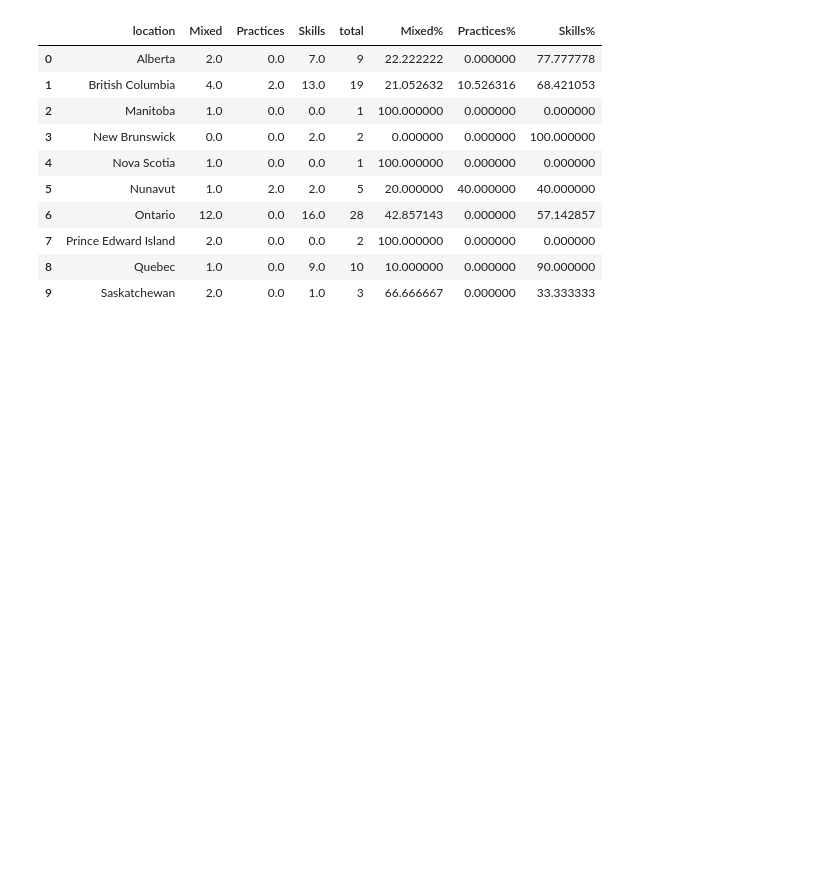
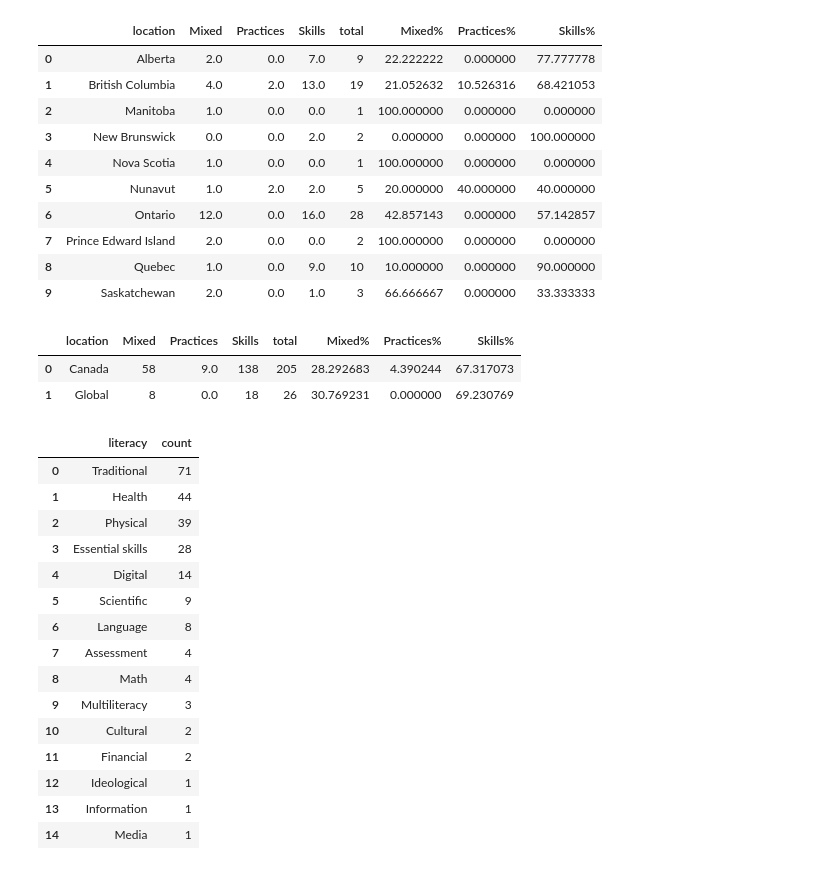
Before and after one commit to poppy-nicolette/ShinyShiny, a Jupyter notebook: dashboard-LNS/test_plots.ipynb, the cells around one changed output. Cells and saved outputs as stored; diff of their text form; code cells hidden in the pictures; blank space fills up the shorter version.

```diff
--- a/dashboard-LNS/test_plots.ipynb
+++ b/dashboard-LNS/test_plots.ipynb
@@ -320 +326,10 @@ fig = px.bar(geo_concept_df,
 fig.show()
+# %%
+#geo_concept_global
+geo_concept_global_df = pd.read_csv("www/geo_concept_global.csv", encoding="UTF-8")
+geo_concept_global_df.fillna(inplace=True,value=0)
+geo_concept_global_df
+# %% [output]
+|  | location | Mixed | Practices | Skills | total | Mixed% | Practices% | Skills% |
+| 0 | Canada | 58 | 9.0 | 138 | 205 | 28.292683 | 4.390244 | 67.317073 |
+| 1 | Global | 8 | 0.0 | 18 | 26 | 30.769231 | 0.000000 | 69.230769 |
@@ -320,0 +347,21 @@ fig.show()
+# %%
+#a_higher_level_type
+a_higher_level_type_df = pd.read_csv("www/a_higher_level_type.csv", encoding="UTF-8")
+a_higher_level_type_df
+# %% [output]
+|  | literacy | count |
+| 0 | Traditional | 71 |
+| 1 | Health | 44 |
+| 2 | Physical | 39 |
+| 3 | Essential skills | 28 |
+| 4 | Digital | 14 |
+| 5 | Scientific | 9 |
+| 6 | Language | 8 |
+| 7 | Assessment | 4 |
+| 8 | Math | 4 |
+| 9 | Multiliteracy | 3 |
+| 10 | Cultural | 2 |
+| 11 | Financial | 2 |
+| 12 | Ideological | 1 |
+| 13 | Information | 1 |
+| 14 | Media | 1 |
```
Also changed, not shown: parts of 4 cells of this notebook, 3 other files.
